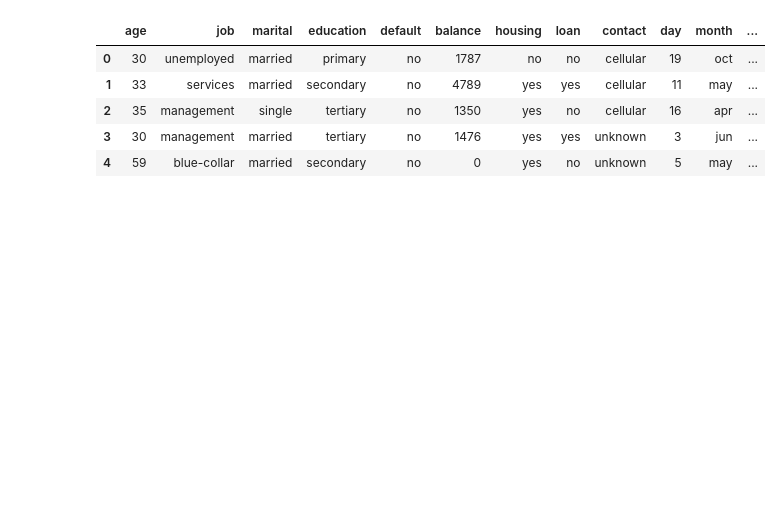
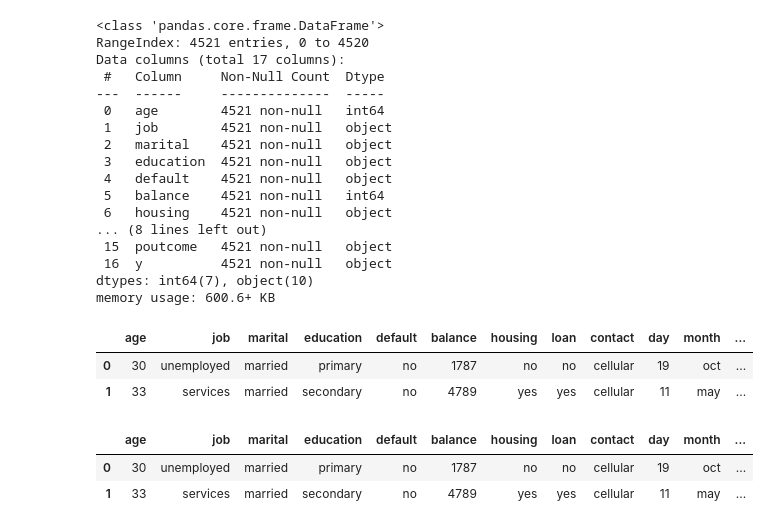
Before and after one commit to NghiLamPhuc/MachineLearning_2020_2021_HK1, a Jupyter notebook: GiuaKy/NeuralNetwork_BinaryClassification.ipynb, the cells around one changed output. Drawn from its saved outputs; the diff is of its cells as text; code cells hidden in the pictures; blank space fills up the shorter version.

```diff
--- a/GiuaKy/NeuralNetwork_BinaryClassification.ipynb
+++ b/GiuaKy/NeuralNetwork_BinaryClassification.ipynb
@@ -1,16 +1,38 @@
 # %%
 import pandas as pd
 import numpy as np
 
 raw_data = pd.read_csv("bank.csv", sep=';')
-raw_data.head()
+raw_data.info()
+raw_data.head(2)
 # %% [output]
+<class 'pandas.core.frame.DataFrame'>
+RangeIndex: 4521 entries, 0 to 4520
+Data columns (total 17 columns):
+ #   Column     Non-Null Count  Dtype
+---  ------     --------------  -----
+ 0   age        4521 non-null   int64
+ 1   job        4521 non-null   object
+ 2   marital    4521 non-null   object
+ 3   education  4521 non-null   object
+ 4   default    4521 non-null   object
+ 5   balance    4521 non-null   int64
+ 6   housing    4521 non-null   object
+... (8 lines left out)
+ 15  poutcome   4521 non-null   object
+ 16  y          4521 non-null   object
+dtypes: int64(7), object(10)
+memory usage: 600.6+ KB
 |  | age | job | marital | education | default | balance | housing | loan | contact | day | month | ... |
 | 0 | 30 | unemployed | married | primary | no | 1787 | no | no | cellular | 19 | oct | ... |
 | 1 | 33 | services | married | secondary | no | 4789 | yes | yes | cellular | 11 | may | ... |
-| 2 | 35 | management | single | tertiary | no | 1350 | yes | no | cellular | 16 | apr | ... |
-| 3 | 30 | management | married | tertiary | no | 1476 | yes | yes | unknown | 3 | jun | ... |
-| 4 | 59 | blue-collar | married | secondary | no | 0 | yes | no | unknown | 5 | may | ... |
+# %%
+raw_data = raw_data.drop(columns='duration')
+raw_data.head(2)
+# %% [output]
+|  | age | job | marital | education | default | balance | housing | loan | contact | day | month | ... |
+| 0 | 30 | unemployed | married | primary | no | 1787 | no | no | cellular | 19 | oct | ... |
+| 1 | 33 | services | married | secondary | no | 4789 | yes | yes | cellular | 11 | may | ... |
 # %%
 from sklearn.preprocessing import LabelEncoder # Chuyển thuộc tính dạng category thành số.
 def categoryToInt(data: pd.DataFrame):
```
Also changed, not shown: parts of 12 cells of this notebook, 9 other files.
